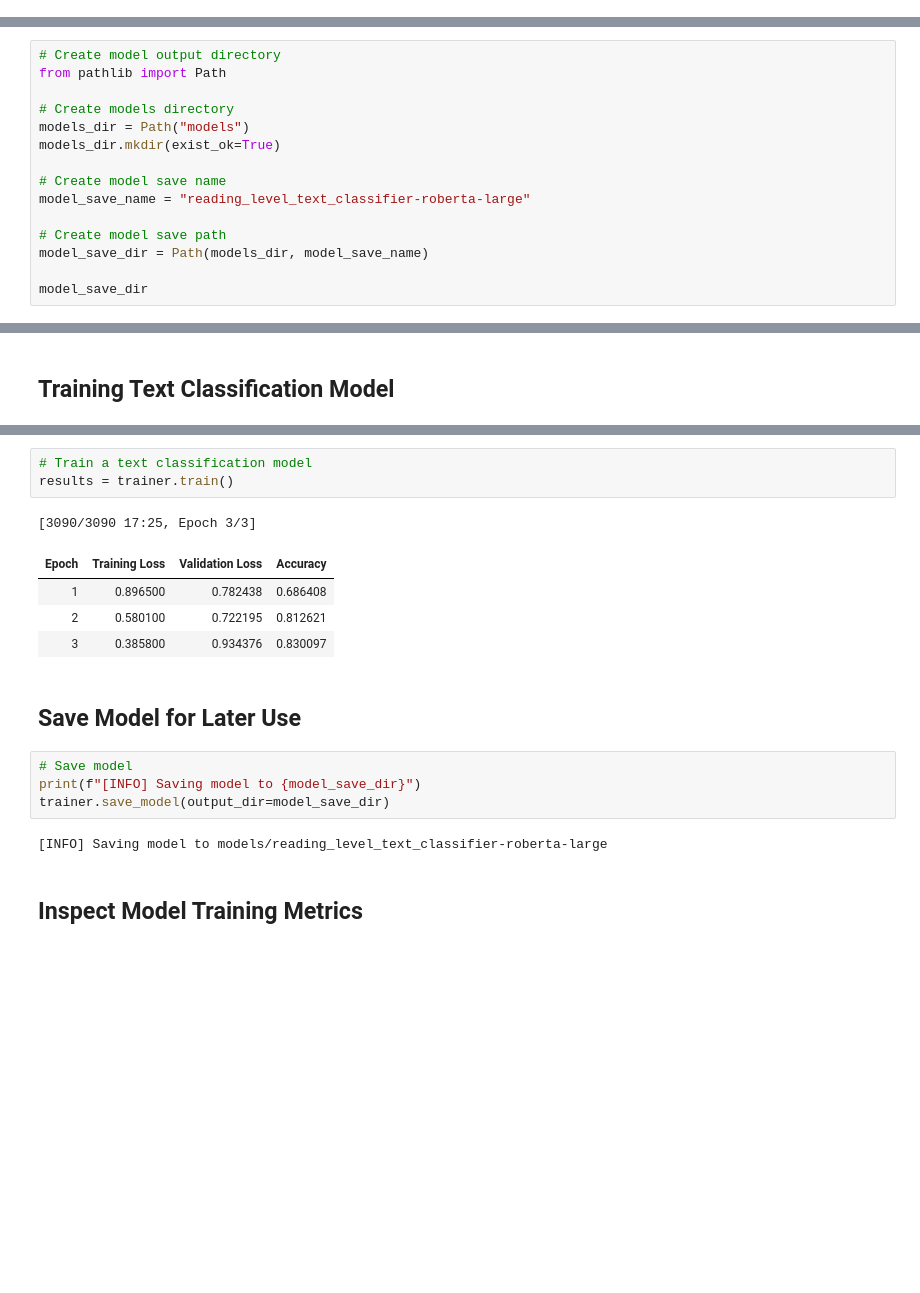
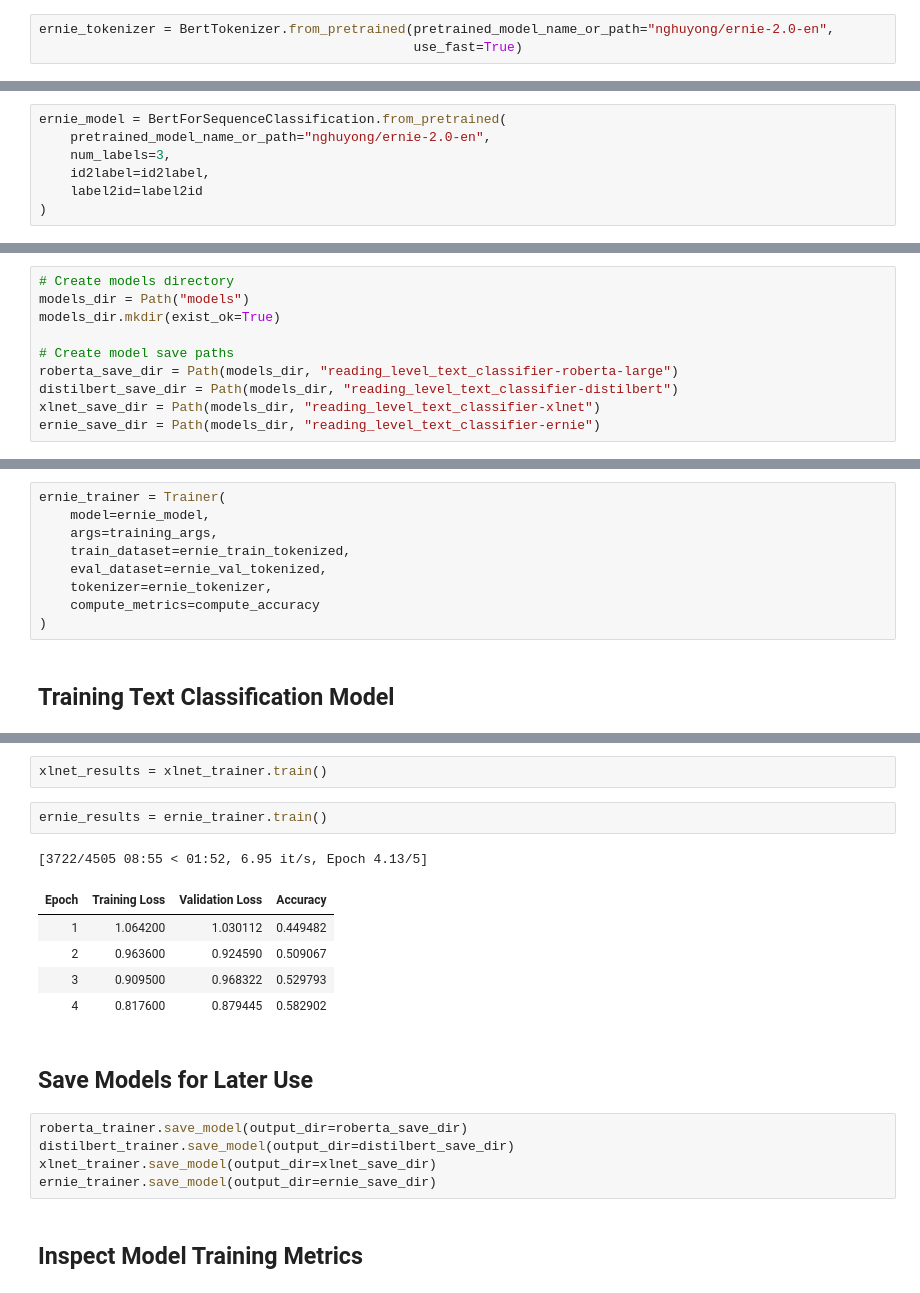
Before and after one commit to broooklynp/reading-level-classification, a Jupyter notebook: notebook.ipynb, the cells around one changed output, grey strips where cells are left out. Saved outputs shown, nothing was run; the diff lists cells and outputs as text; blank space fills up the shorter version.

Commit message:
completed model training + eval

```diff
--- a/notebook.ipynb
+++ b/notebook.ipynb
@@ -150 +144,4 @@ RobertaTokenizerFast(name_or_path='roberta-large', vocab_size=50265, model_max_l
+# %%
+ernie_tokenizer = BertTokenizer.from_pretrained(pretrained_model_name_or_path="nghuyong/ernie-2.0-en",
+                                                use_fast=True)
 # %%
@@ -246,0 +268,7 @@ tokenized_dataset = tokenized_dataset.remove_columns(
+# %%
+ernie_model = BertForSequenceClassification.from_pretrained(
+    pretrained_model_name_or_path="nghuyong/ernie-2.0-en",
+    num_labels=3,
+    id2label=id2label,
+    label2id=label2id
+)
@@ -263,17 +301,12 @@ All parameters in the model are trainable!
 # %% [markdown]
 ### Create Directory for Saving Models
 # %%
-# Create model output directory
-from pathlib import Path
-
 # Create models directory
 models_dir = Path("models")
 models_dir.mkdir(exist_ok=True)
 
-# Create model save name
-model_save_name = "reading_level_text_classifier-roberta-large"
-
-# Create model save path
-model_save_dir = Path(models_dir, model_save_name)
-
-model_save_dir
+# Create model save paths
+roberta_save_dir = Path(models_dir, "reading_level_text_classifier-roberta-large")
+distilbert_save_dir = Path(models_dir, "reading_level_text_classifier-distilbert")
+xlnet_save_dir = Path(models_dir, "reading_level_text_classifier-xlnet")
+ernie_save_dir = Path(models_dir, "reading_level_text_classifier-ernie")
@@ -335,2 +387,11 @@ trainer = Trainer(
+# %%
+ernie_trainer = Trainer(
+    model=ernie_model,
+    args=training_args,
+    train_dataset=ernie_train_tokenized,
+    eval_dataset=ernie_val_tokenized,
+    tokenizer=ernie_tokenizer,
+    compute_metrics=compute_accuracy
+)
 # %% [markdown]
 ## Training Text Classification Model
@@ -337,20 +420,21 @@ trainer = Trainer(
+# %%
+xlnet_results = xlnet_trainer.train()
 # %%
-# Train a text classification model
-results = trainer.train()
+ernie_results = ernie_trainer.train()
 # %% [output]
-[3090/3090 17:25, Epoch 3/3]
+[3722/4505 08:55 < 01:52, 6.95 it/s, Epoch 4.13/5]
 | Epoch | Training Loss | Validation Loss | Accuracy |
-| 1 | 0.896500 | 0.782438 | 0.686408 |
-| 2 | 0.580100 | 0.722195 | 0.812621 |
-| 3 | 0.385800 | 0.934376 | 0.830097 |
+| 1 | 1.064200 | 1.030112 | 0.449482 |
+| 2 | 0.963600 | 0.924590 | 0.509067 |
+| 3 | 0.909500 | 0.968322 | 0.529793 |
+| 4 | 0.817600 | 0.879445 | 0.582902 |
 # %% [markdown]
-## Save Model for Later Use
+## Save Models for Later Use
-# %%
-# Save model
-print(f"[INFO] Saving model to {model_save_dir}")
-trainer.save_model(output_dir=model_save_dir)
-# %% [output]
-[INFO] Saving model to models/reading_level_text_classifier-roberta-large
+# %%
+roberta_trainer.save_model(output_dir=roberta_save_dir)
+distilbert_trainer.save_model(output_dir=distilbert_save_dir)
+xlnet_trainer.save_model(output_dir=xlnet_save_dir)
+ernie_trainer.save_model(output_dir=ernie_save_dir)
 # %% [markdown]
 ## Inspect Model Training Metrics
 # %%
```
Also changed, not shown: parts of 68 cells of this notebook, 1 other file.
